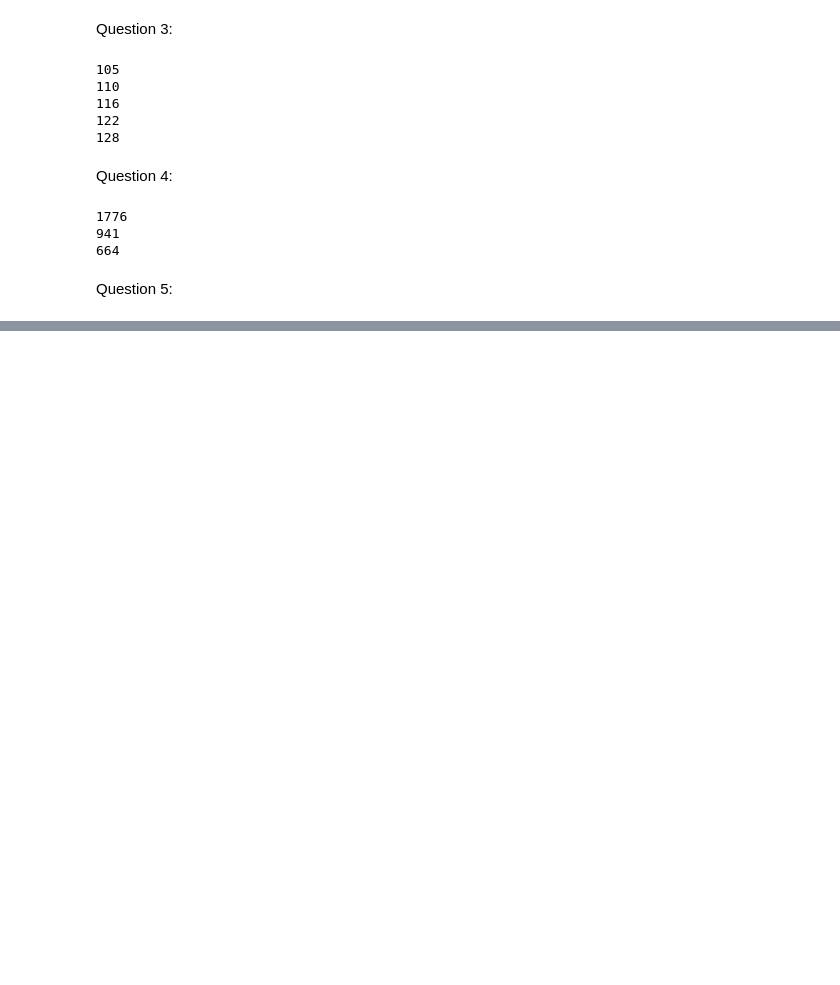
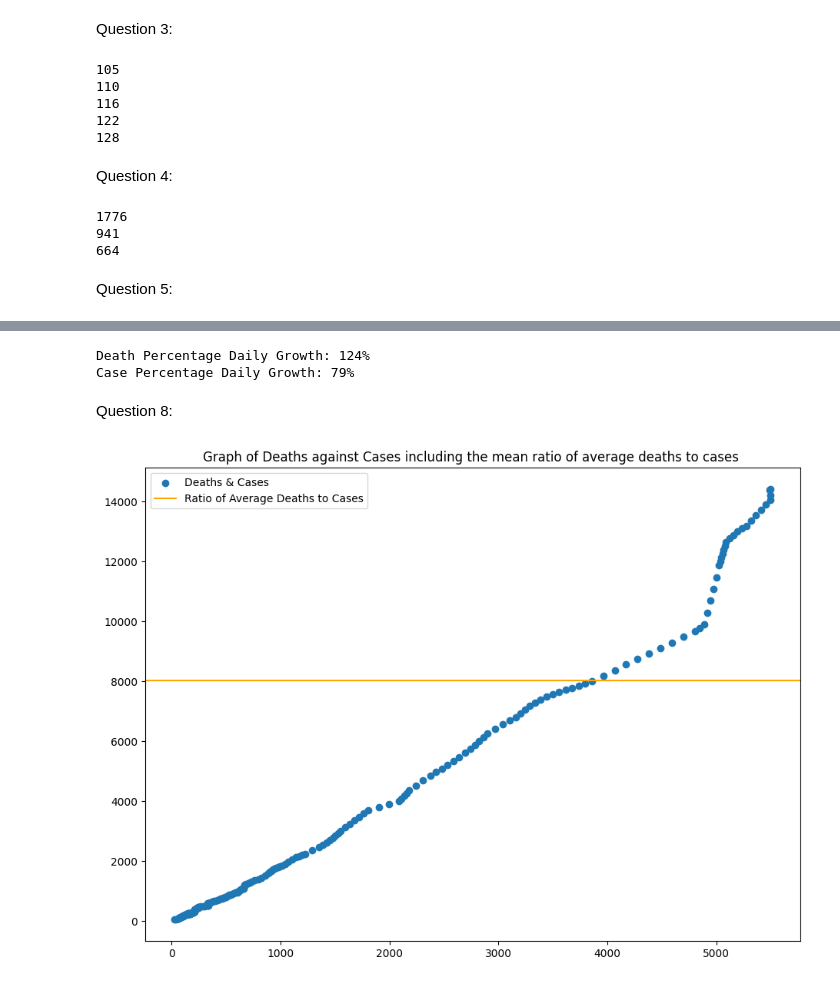
Before and after one commit to ahugari/DIAML, a Jupyter notebook: Assignment 1/miraguha_DIAML_Assignment1.ipynb, the cells around one changed output, grey strips where cells are left out. Saved outputs shown, nothing was run; the diff lists cells and outputs as text; code cells hidden in the pictures; blank space fills up the shorter version.

```diff
--- a/Assignment 1/miraguha_DIAML_Assignment1.ipynb
+++ b/Assignment 1/miraguha_DIAML_Assignment1.ipynb
@@ -142,0 +216,42 @@ Day: 73 | Profit: 99280
+# %%
+number_of_days = len(df_interpolated.index)
+# print(number_of_days)
+
+cases_diff = df_interpolated['Cases'].max() - df_interpolated['Cases'].min()
+# print(cases_diff)
+initial_case = df_interpolated['Cases'].head(1).values[0]
+# print(initial_case)
+average_cdaily_growth = (cases_diff/number_of_days)
+# print(average_cdaily_growth)
+perc_case_cgrowth = average_cdaily_growth*(100/initial_case)
+print("Death Percentage Daily Growth: "+str(int(perc_case_cgrowth))+"%")
+
+
+death_diff = df_interpolated['Death'].max() - df_interpolated['Death'].min()
+initial_death = df_interpolated['Death'].iloc[0]
+# print(initial_death)
+average_ddaily_growth = death_diff/number_of_days
+# print(average_cdaily_growth)
+perc_case_dgrowth = average_ddaily_growth*(100/initial_death)
+print("Case Percentage Daily Growth: "+str(int(perc_case_dgrowth))+"%")
+# %% [output]
+Death Percentage Daily Growth: 124%
+Case Percentage Daily Growth: 79%
+# %% [markdown]
+Question 8:
+# %%
+#to utilize plotting functions
+import matplotlib.pyplot as plt
+
+df_interpolated['Ratio'] = df_interpolated['Death']/df_interpolated['Cases']
+
+avg_ratio = df_interpolated['Ratio'].mean()
+
+plt.figure(figsize=(11,8))
+plt.scatter(df_interpolated['Death'], df_interpolated['Cases'], label="Deaths & Cases")
+plt.axhline(y=avg_ratio * df_interpolated['Cases'].max(), color='orange', linestyle='-', label="Ratio of Average Deaths to Cases")
+plt.title("Graph of Deaths against Cases including the mean ratio of average deaths to cases ")
+plt.legend()
+plt.show()
+# %% [output]
+[figure, added]
```
Also changed, not shown: parts of 8 cells of this notebook, 3 other files.
